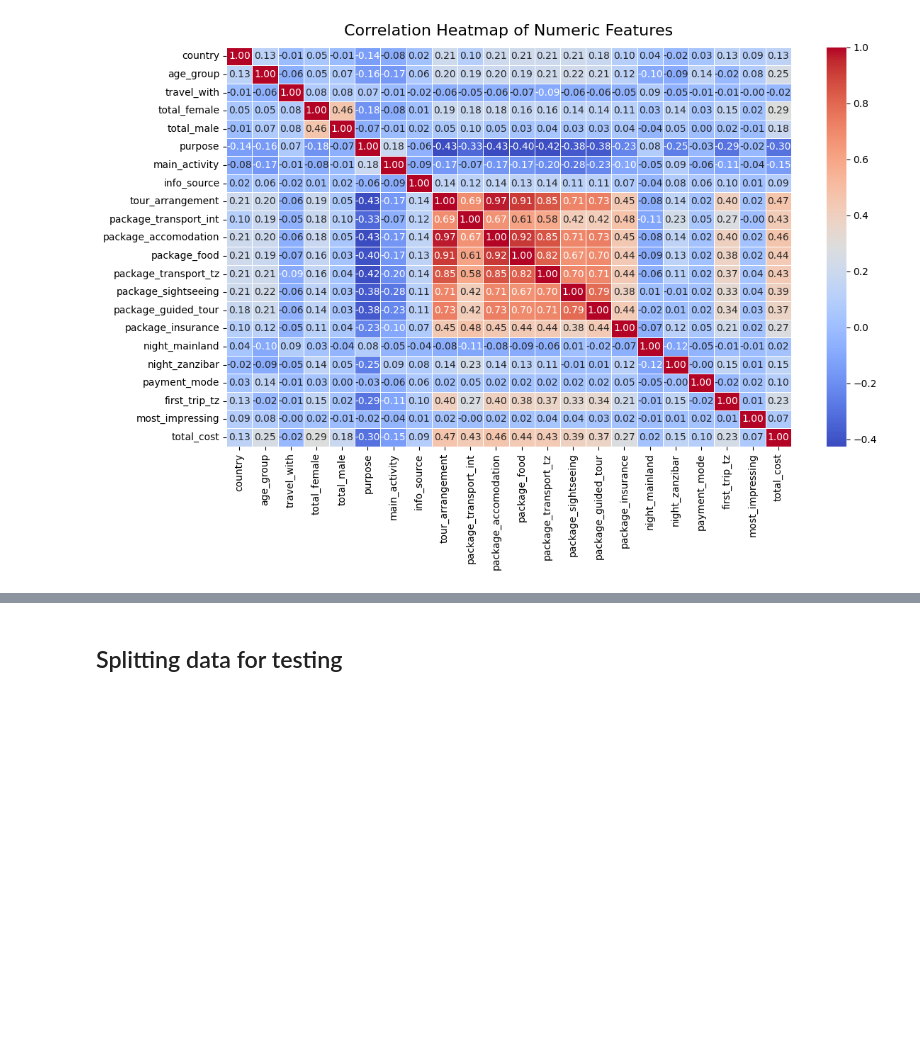
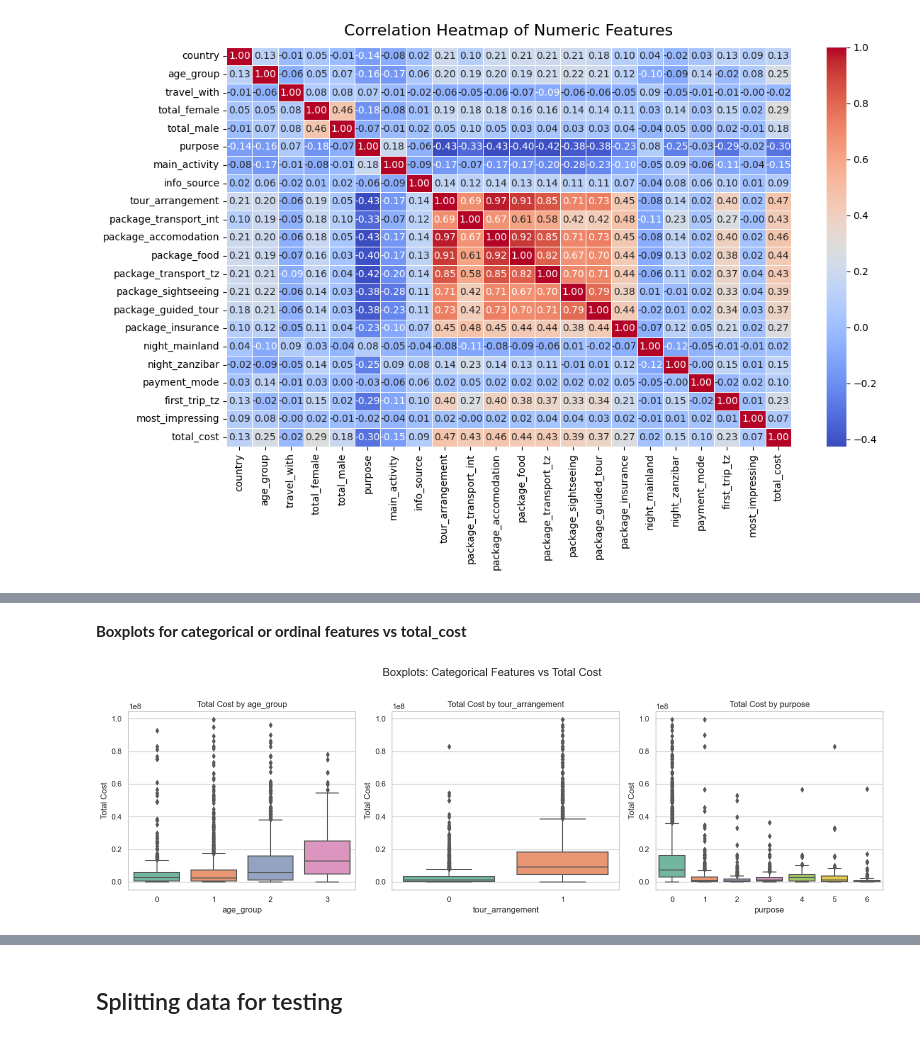
Before and after one commit to Karl-Johann-Jaekel/Machine-Learning-Project-Tourism, a Jupyter notebook: ML-Project.ipynb, the cells around one changed output, grey strips where cells are left out. Drawn from its saved outputs; the diff is of its cells as text; code cells hidden in the pictures; blank space fills up the shorter version.

```diff
--- a/ML-Project.ipynb
+++ b/ML-Project.ipynb
@@ -477,0 +505,21 @@ plt.show()
+# %% [markdown]
+**Boxplots for categorical or ordinal features vs total_cost**
+# %%
+categorical_features = ['age_group', 'tour_arrangement', 'purpose']
+
+plt.figure(figsize=(16, 5))
+for i, feature in enumerate(categorical_features, 1):
+    plt.subplot(1, 3, i)
+    sns.boxplot(
+        data=train, x=feature, y='total_cost',
+        palette='Set2'
+    )
+    plt.title(f'Total Cost by {feature}', fontsize=12)
+    plt.xlabel(feature)
+    plt.ylabel('Total Cost')
+
+plt.suptitle('Boxplots: Categorical Features vs Total Cost', fontsize=16, y=1.02)
+plt.tight_layout()
+plt.show()
+# %% [output]
+[figure, added]
```
Also changed, not shown: parts of 18 cells of this notebook.
